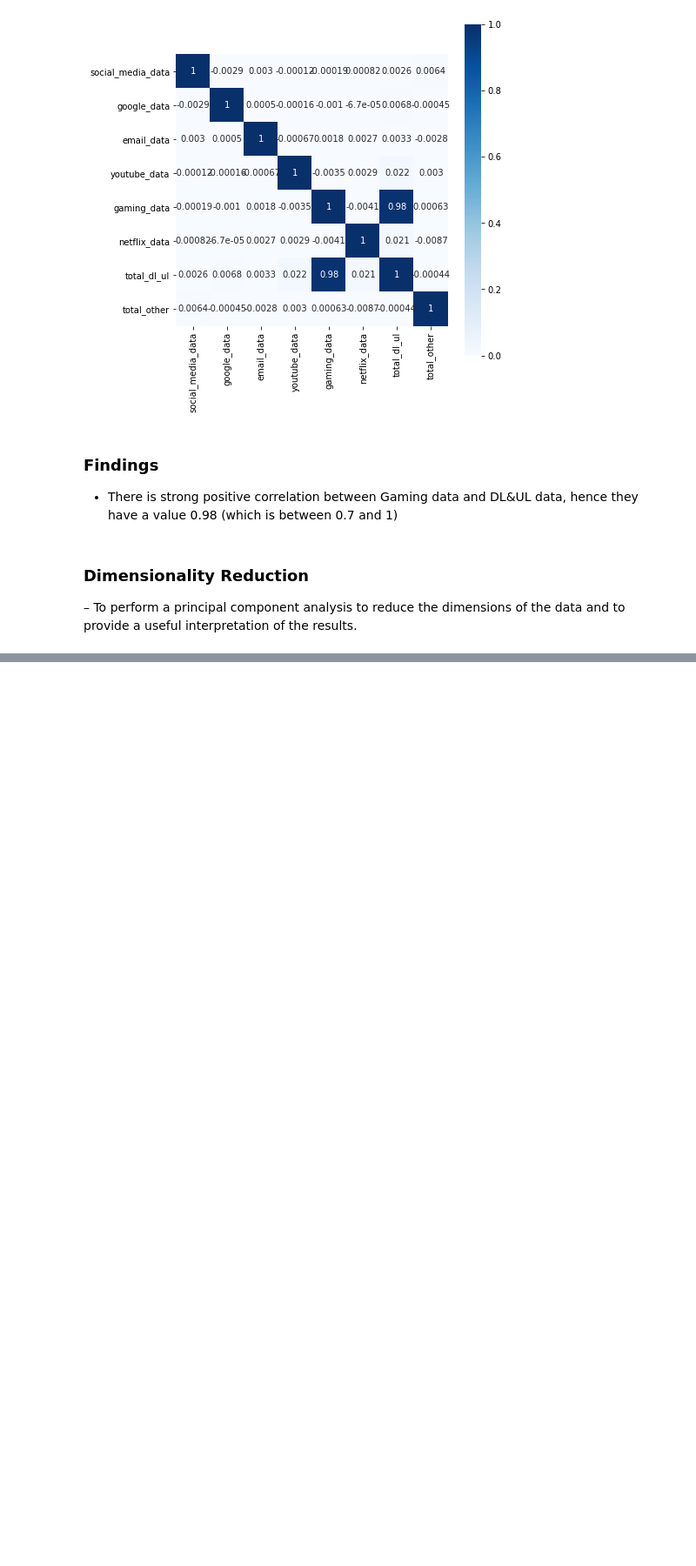
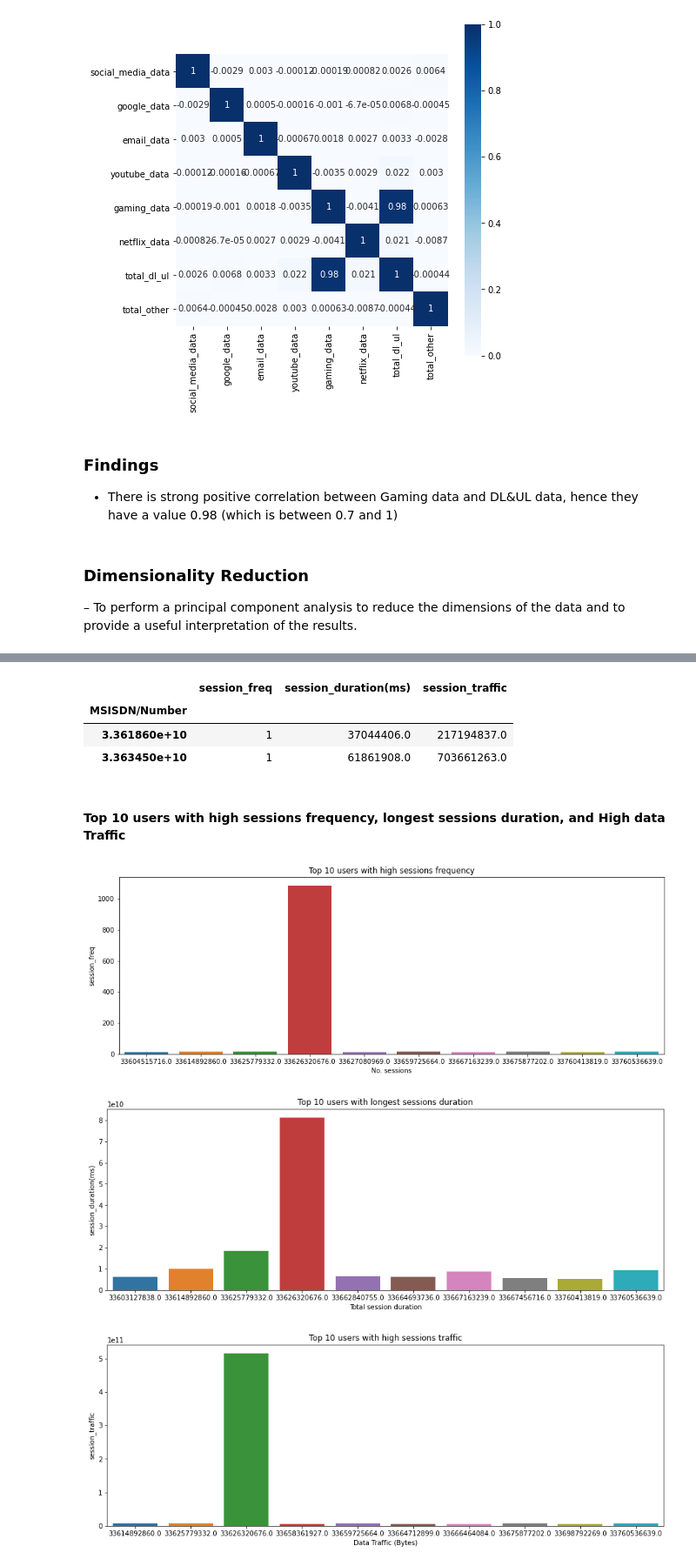
Before and after one commit to Caphace-Ethan/Telecom-User-Data-Analysis, a Jupyter notebook: notebooks/Data_Exploratory_Analysis.ipynb, the cells around one changed output, grey strips where cells are left out. Shown at 87% size. Saved outputs shown, nothing was run; the diff lists cells and outputs as text; code cells hidden in the pictures; blank space fills up the shorter version.

Commit message:
User Engagement Analysis

```diff
--- a/notebooks/Data_Exploratory_Analysis.ipynb
+++ b/notebooks/Data_Exploratory_Analysis.ipynb
@@ -980,0 +990,34 @@ f_ax = sns.heatmap(correlation, vmin=0, vmax=1, square=True, annot=True, annot_k
+# %%
+processed_data.columns
+list_m = ['count']
+aggre_user_data = processed_data.groupby('MSISDN/Number').agg({'Bearer Id':'count', 'Dur. (ms).1':'sum',  'total_dl_ul': 'sum'})
+aggre_user_data.columns = ['session_freq', 'session_duration(ms)', 'session_traffic']
+aggre_user_data.sample(2)
+# %% [output]
+|  | session_freq | session_duration(ms) | session_traffic |
+| MSISDN/Number |  |  |  |
+| 3.361860e+10 | 1 | 37044406.0 | 217194837.0 |
+| 3.363450e+10 | 1 | 61861908.0 | 703661263.0 |
+# %% [markdown]
+#### Top 10 users with high sessions frequency, longest sessions duration, and High data Traffic
+# %%
+# Function to plot barplot
+
+def bar_plot(data, column, title, y_label):
+    plt.figure(figsize=(15,5))
+    sns.barplot(x = data.index, y = data[column])
+    plt.xlabel(y_label)
+    plt.title(title)
+    plt.show()
+
+aggre_user_sess = aggre_user_data.sort_values(by='session_freq', ascending=False).head(10)
+aggre_user_dur = aggre_user_data.sort_values(by='session_duration(ms)', ascending=False).head(10)
+aggre_user_traffic = aggre_user_data.sort_values(by='session_traffic', ascending=False).head(10)
+
+bar_plot(aggre_user_sess,'session_freq','Top 10 users with high sessions frequency','No. sessions')
+bar_plot(aggre_user_dur,'session_duration(ms)','Top 10 users with longest sessions duration','Total session duration')
+bar_plot(aggre_user_traffic,'session_traffic','Top 10 users with high sessions traffic','Data Traffic (Bytes)')
+# %% [output]
+[figure, added]
+[figure, added]
+[figure, added]
```
Also changed, not shown: parts of 7 cells of this notebook.
